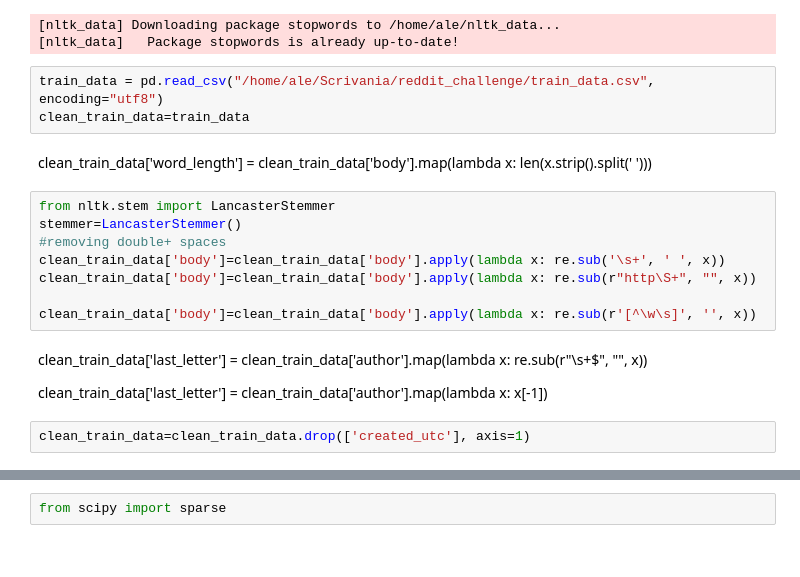
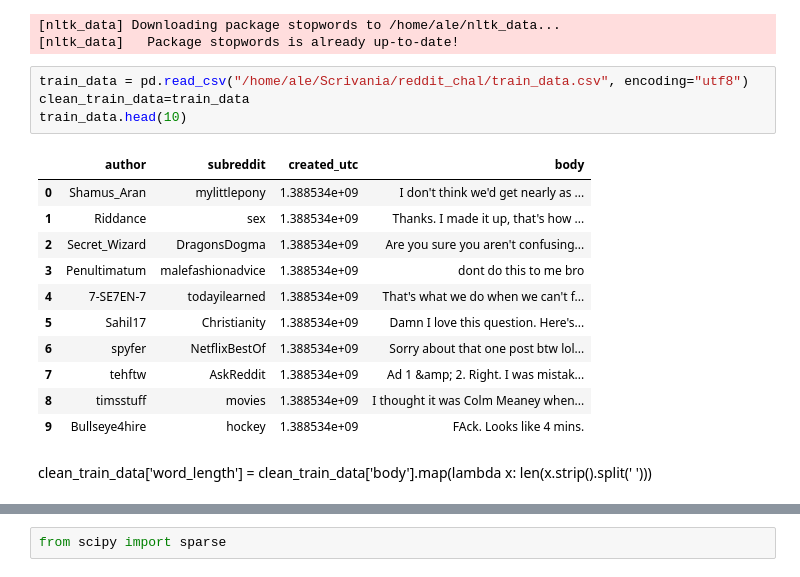
Before and after one commit to ScrPzz/reddit_gender_classifier, a Jupyter notebook: reddit_challenge_allmodels.ipynb, the cells around one changed output, grey strips where cells are left out. Saved outputs shown, nothing was run; the diff lists cells and outputs as text.

```diff
--- a/reddit_challenge_allmodels.ipynb
+++ b/reddit_challenge_allmodels.ipynb
@@ -26,22 +23,20 @@ Populating the interactive namespace from numpy and matplotlib
 [nltk_data] Downloading package stopwords to /home/ale/nltk_data...
 [nltk_data]   Package stopwords is already up-to-date!
 # %%
-train_data = pd.read_csv("/home/ale/Scrivania/reddit_challenge/train_data.csv", encoding="utf8")
+train_data = pd.read_csv("/home/ale/Scrivania/reddit_chal/train_data.csv", encoding="utf8")
 clean_train_data=train_data
+train_data.head(10)
+# %% [output]
+|  | author | subreddit | created_utc | body |
+| 0 | Shamus_Aran | mylittlepony | 1.388534e+09 | I don't think we'd get nearly as ... |
+| 1 | Riddance | sex | 1.388534e+09 | Thanks. I made it up, that's how ... |
+| 2 | Secret_Wizard | DragonsDogma | 1.388534e+09 | Are you sure you aren't confusing... |
+| 3 | Penultimatum | malefashionadvice | 1.388534e+09 | dont do this to me bro |
+| 4 | 7-SE7EN-7 | todayilearned | 1.388534e+09 | That's what we do when we can't f... |
+| 5 | Sahil17 | Christianity | 1.388534e+09 | Damn I love this question. Here's... |
+| 6 | spyfer | NetflixBestOf | 1.388534e+09 | Sorry about that one post btw lol... |
+| 7 | tehftw | AskReddit | 1.388534e+09 | Ad 1 &amp; 2. Right. I was mistak... |
+| 8 | timsstuff | movies | 1.388534e+09 | I thought it was Colm Meaney when... |
+| 9 | Bullseye4hire | hockey | 1.388534e+09 | FAck. Looks like 4 mins. |
 # %% [markdown]
 clean_train_data['word_length'] = clean_train_data['body'].map(lambda x: len(x.strip().split(' ')))
-# %%
-from nltk.stem import LancasterStemmer
-stemmer=LancasterStemmer()
-#removing double+ spaces
-clean_train_data['body']=clean_train_data['body'].apply(lambda x: re.sub('\s+', ' ', x))
-clean_train_data['body']=clean_train_data['body'].apply(lambda x: re.sub(r"http\S+", "", x))
-
-clean_train_data['body']=clean_train_data['body'].apply(lambda x: re.sub(r'[^\w\s]', '', x))
-# %% [markdown]
-clean_train_data['last_letter'] = clean_train_data['author'].map(lambda x: re.sub(r"\s+$", "", x))
-
-
-clean_train_data['last_letter'] = clean_train_data['author'].map(lambda x: x[-1])
-# %%
-clean_train_data=clean_train_data.drop(['created_utc'], axis=1)
```
Also changed, not shown: parts of 88 cells of this notebook.
